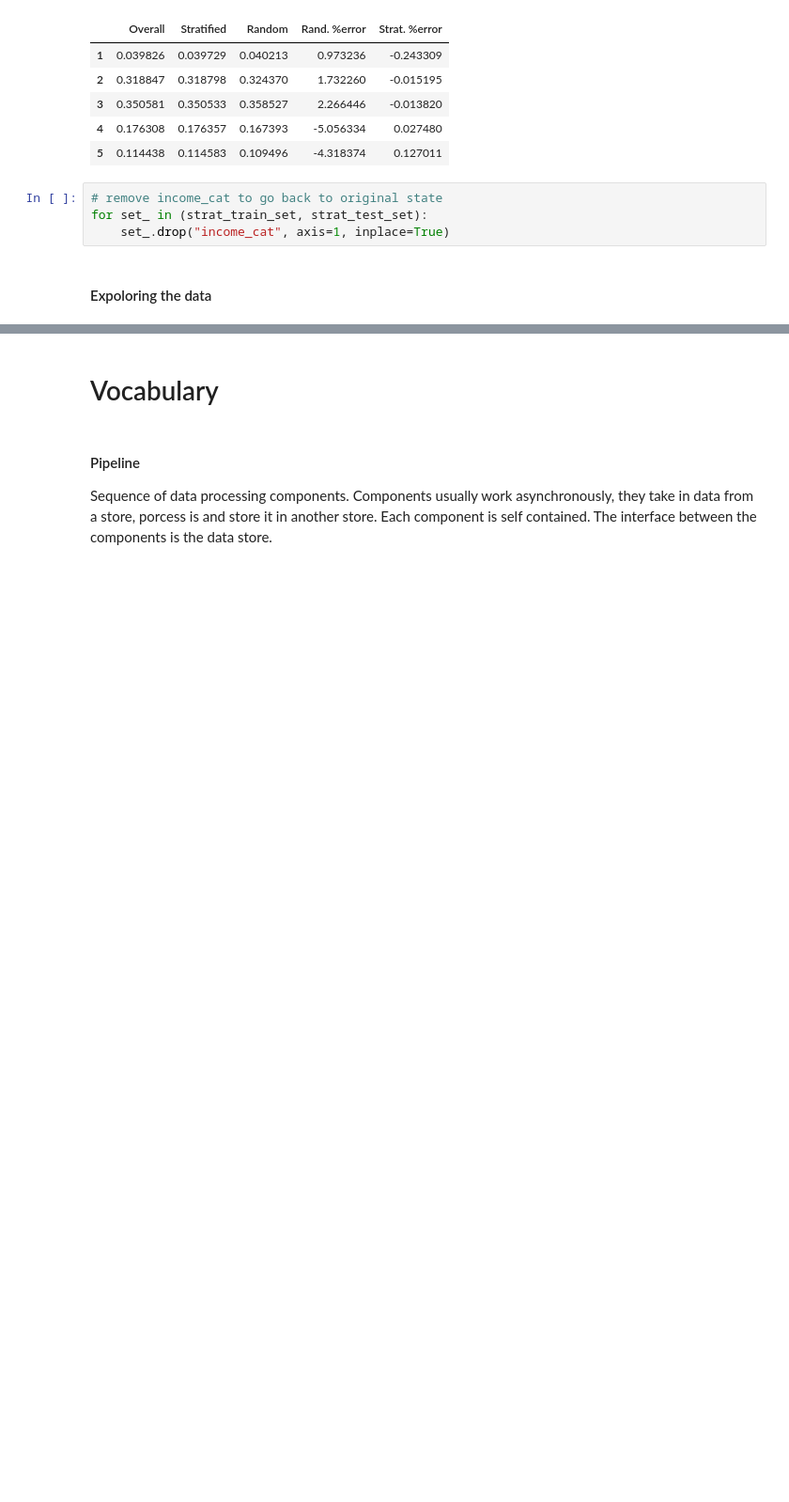
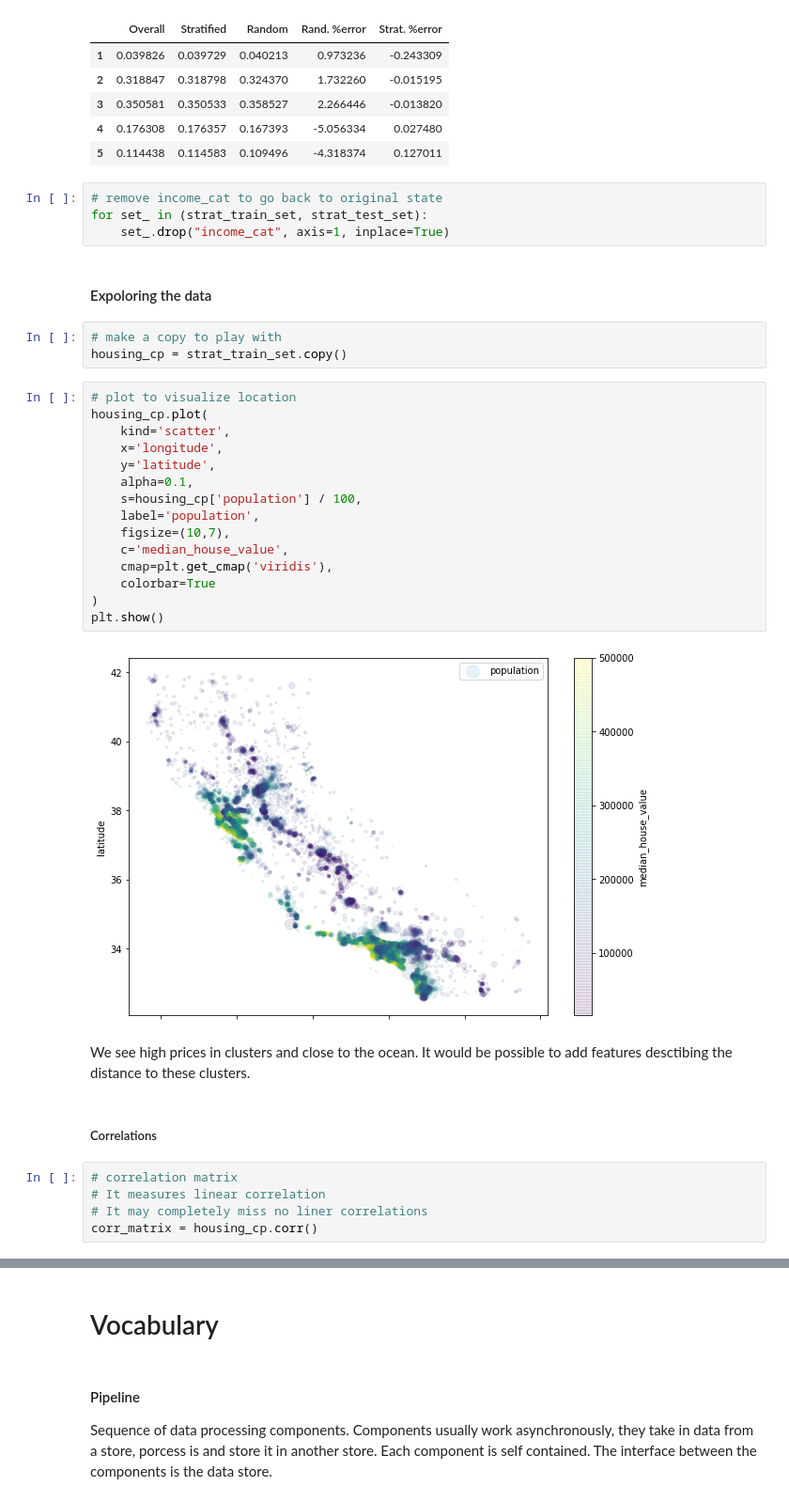
Before and after one commit to WestfalNamur/hands_on_ML, a Jupyter notebook: 1_end_to_end_ml_project/end_to_end_ml_project.ipynb, the cells around one changed output, grey strips where cells are left out. Shown: that part at 94% size. Cells and saved outputs as stored; diff of their text form; blank space fills up the shorter version.

```diff
--- a/1_end_to_end_ml_project/end_to_end_ml_project.ipynb
+++ b/1_end_to_end_ml_project/end_to_end_ml_project.ipynb
@@ -186,3 +187,32 @@ for set_ in (strat_train_set, strat_test_set):
     set_.drop("income_cat", axis=1, inplace=True)
 # %% [markdown]
 #### Expoloring the data
+# %%
+# make a copy to play with
+housing_cp = strat_train_set.copy()
+# %%
+# plot to visualize location
+housing_cp.plot(
+    kind='scatter',
+    x='longitude',
+    y='latitude',
+    alpha=0.1,
+    s=housing_cp['population'] / 100,
+    label='population',
+    figsize=(10,7),
+    c='median_house_value',
+    cmap=plt.get_cmap('viridis'),
+    colorbar=True
+)
+plt.show()
+# %% [output]
+[figure, added]
+# %% [markdown]
+We see  high prices in clusters and close to the ocean. It would be possible to add features desctibing the distance to these clusters.
+# %% [markdown]
+##### Correlations
+# %%
+# correlation matrix
+# It measures linear correlation
+# It may completely miss no liner correlations
+corr_matrix = housing_cp.corr()
```
Also changed, not shown: parts of 7 cells of this notebook.
